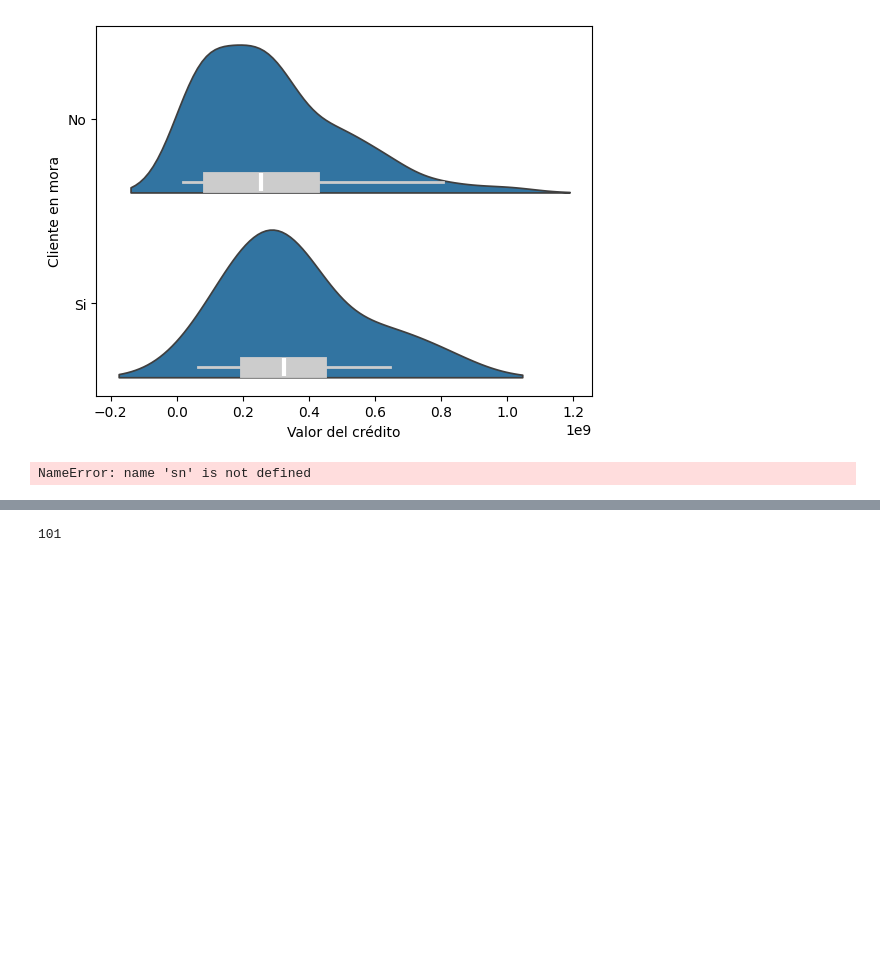
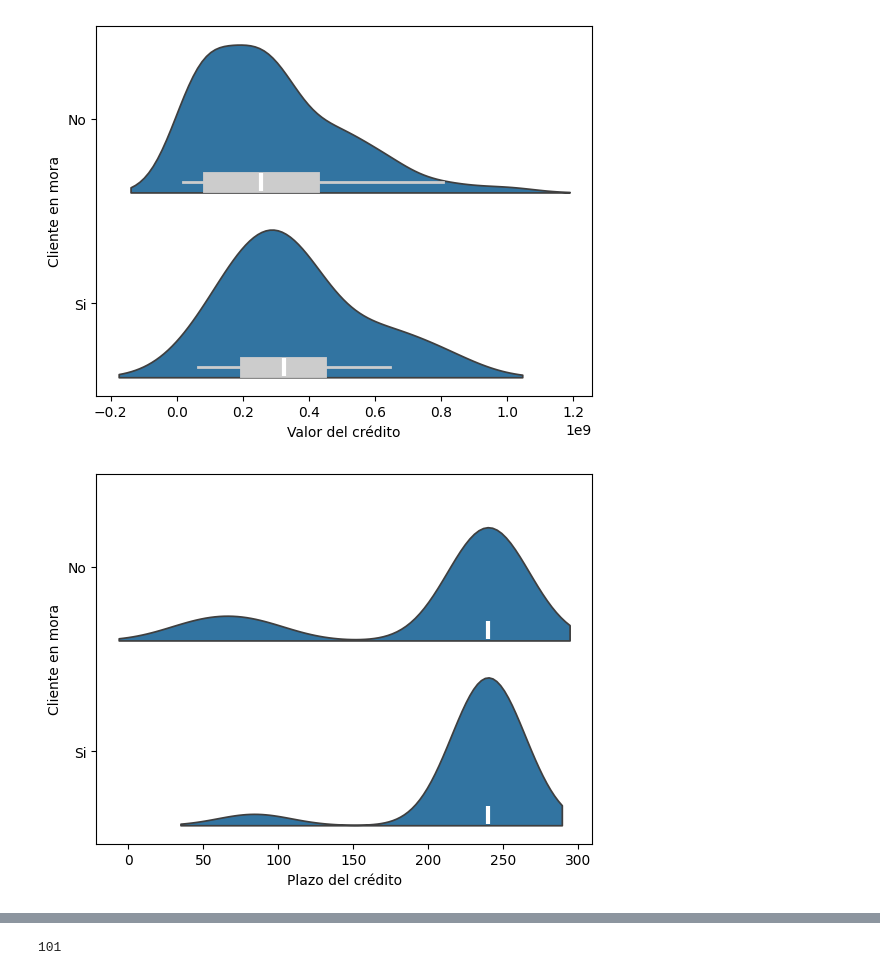
Before and after one commit to wicalo/ProyectoAna, a Jupyter notebook: Codigo/RegresionLogistica.ipynb, the cells around one changed output, grey strips where cells are left out. Cells and saved outputs as stored; diff of their text form; code cells hidden in the pictures; blank space fills up the shorter version.

```diff
--- a/Codigo/RegresionLogistica.ipynb
+++ b/Codigo/RegresionLogistica.ipynb
@@ -138,20 +134,10 @@ plt.show()
 # %%
 var_num.append("Plazo crédito")
 
+sns.violinplot(data=datos, x="Plazo crédito", y="Mora",split=True,inner_kws=dict(box_width=15, whis_width=2, color=".8"))
 
-import seaborn as sns
-
-sn.boxplot(data=datos, x="Plazo crédito", y="Mora",split=True,inner_kws=dict(box_width=15, whis_width=2, color=".8"))
-
-
-
-# Add title and labels
 plt.xlabel("Plazo del crédito")
-
 plt.ylabel("Cliente en mora")
-
-# Show the plot
-
 plt.show()
 # %% [output]
-NameError: name 'sn' is not defined
+[figure, added]
```
Also changed, not shown: parts of 14 cells of this notebook.
